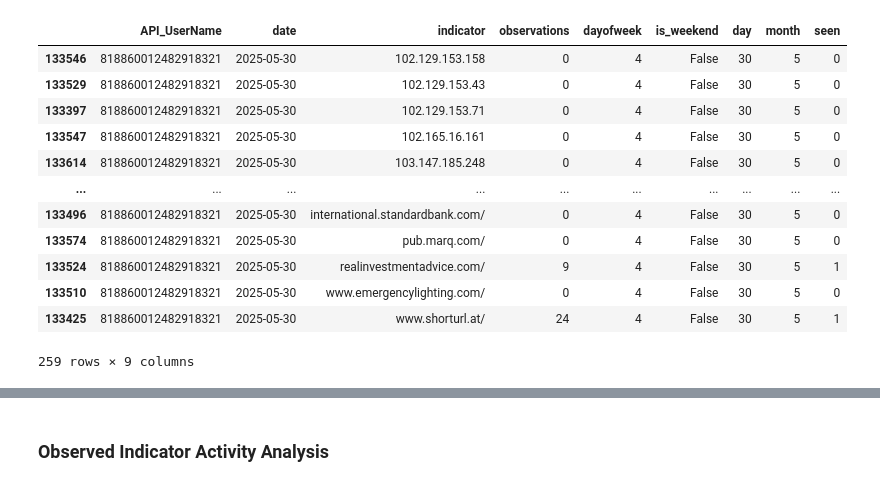
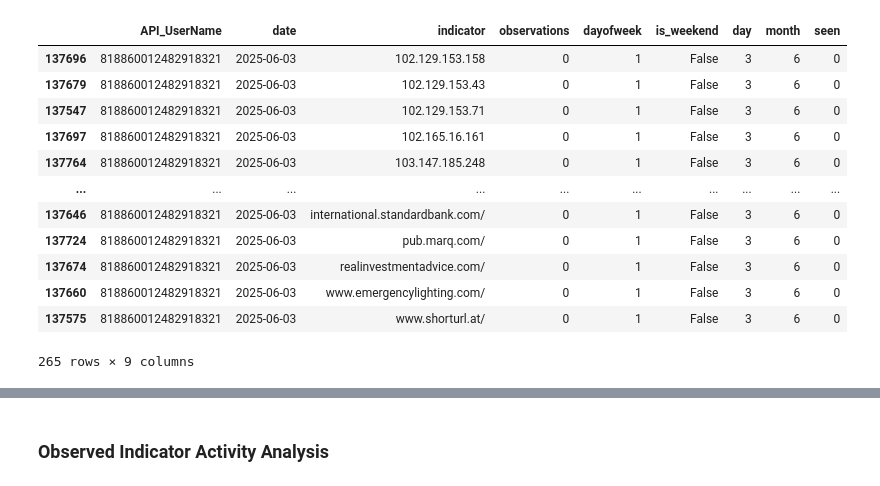
Before and after one commit to jaytlinaskew-OIS/HTOC, a Jupyter notebook: notebooks/observationEventForecasting/research.ipynb, the cells around one changed output, grey strips where cells are left out. Saved outputs shown, nothing was run; the diff lists cells and outputs as text; code cells hidden in the pictures.

```diff
--- a/notebooks/observationEventForecasting/research.ipynb
+++ b/notebooks/observationEventForecasting/research.ipynb
@@ -72,19 +70,19 @@ DataFrameGroupBy.apply operated on the grouping columns. This behavior is deprec
 # %%
-df[df['date'] == '2025-05-30']
+df[df['date'] == '2025-06-03']
 # %% [output]
 |  | API_UserName | date | indicator | observations | dayofweek | is_weekend | day | month | seen |
-| 133546 | 818860012482918321 | 2025-05-30 | 102.129.153.158 | 0 | 4 | False | 30 | 5 | 0 |
-| 133529 | 818860012482918321 | 2025-05-30 | 102.129.153.43 | 0 | 4 | False | 30 | 5 | 0 |
-| 133397 | 818860012482918321 | 2025-05-30 | 102.129.153.71 | 0 | 4 | False | 30 | 5 | 0 |
-| 133547 | 818860012482918321 | 2025-05-30 | 102.165.16.161 | 0 | 4 | False | 30 | 5 | 0 |
-| 133614 | 818860012482918321 | 2025-05-30 | 103.147.185.248 | 0 | 4 | False | 30 | 5 | 0 |
+| 137696 | 818860012482918321 | 2025-06-03 | 102.129.153.158 | 0 | 1 | False | 3 | 6 | 0 |
+| 137679 | 818860012482918321 | 2025-06-03 | 102.129.153.43 | 0 | 1 | False | 3 | 6 | 0 |
+| 137547 | 818860012482918321 | 2025-06-03 | 102.129.153.71 | 0 | 1 | False | 3 | 6 | 0 |
+| 137697 | 818860012482918321 | 2025-06-03 | 102.165.16.161 | 0 | 1 | False | 3 | 6 | 0 |
+| 137764 | 818860012482918321 | 2025-06-03 | 103.147.185.248 | 0 | 1 | False | 3 | 6 | 0 |
 | ... | ... | ... | ... | ... | ... | ... | ... | ... | ... |
-| 133496 | 818860012482918321 | 2025-05-30 | international.standardbank.com/ | 0 | 4 | False | 30 | 5 | 0 |
-| 133574 | 818860012482918321 | 2025-05-30 | pub.marq.com/ | 0 | 4 | False | 30 | 5 | 0 |
-| 133524 | 818860012482918321 | 2025-05-30 | realinvestmentadvice.com/ | 9 | 4 | False | 30 | 5 | 1 |
-| 133510 | 818860012482918321 | 2025-05-30 | www.emergencylighting.com/ | 0 | 4 | False | 30 | 5 | 0 |
-| 133425 | 818860012482918321 | 2025-05-30 | www.shorturl.at/ | 24 | 4 | False | 30 | 5 | 1 |
+| 137646 | 818860012482918321 | 2025-06-03 | international.standardbank.com/ | 0 | 1 | False | 3 | 6 | 0 |
+| 137724 | 818860012482918321 | 2025-06-03 | pub.marq.com/ | 0 | 1 | False | 3 | 6 | 0 |
+| 137674 | 818860012482918321 | 2025-06-03 | realinvestmentadvice.com/ | 0 | 1 | False | 3 | 6 | 0 |
+| 137660 | 818860012482918321 | 2025-06-03 | www.emergencylighting.com/ | 0 | 1 | False | 3 | 6 | 0 |
+| 137575 | 818860012482918321 | 2025-06-03 | www.shorturl.at/ | 0 | 1 | False | 3 | 6 | 0 |
-259 rows × 9 columns
+265 rows × 9 columns
 # %%
 from sklearn.linear_model import LogisticRegression
 from sklearn.ensemble import GradientBoostingClassifier
```
Also changed, not shown: parts of 21 cells of this notebook, 17 other files.
